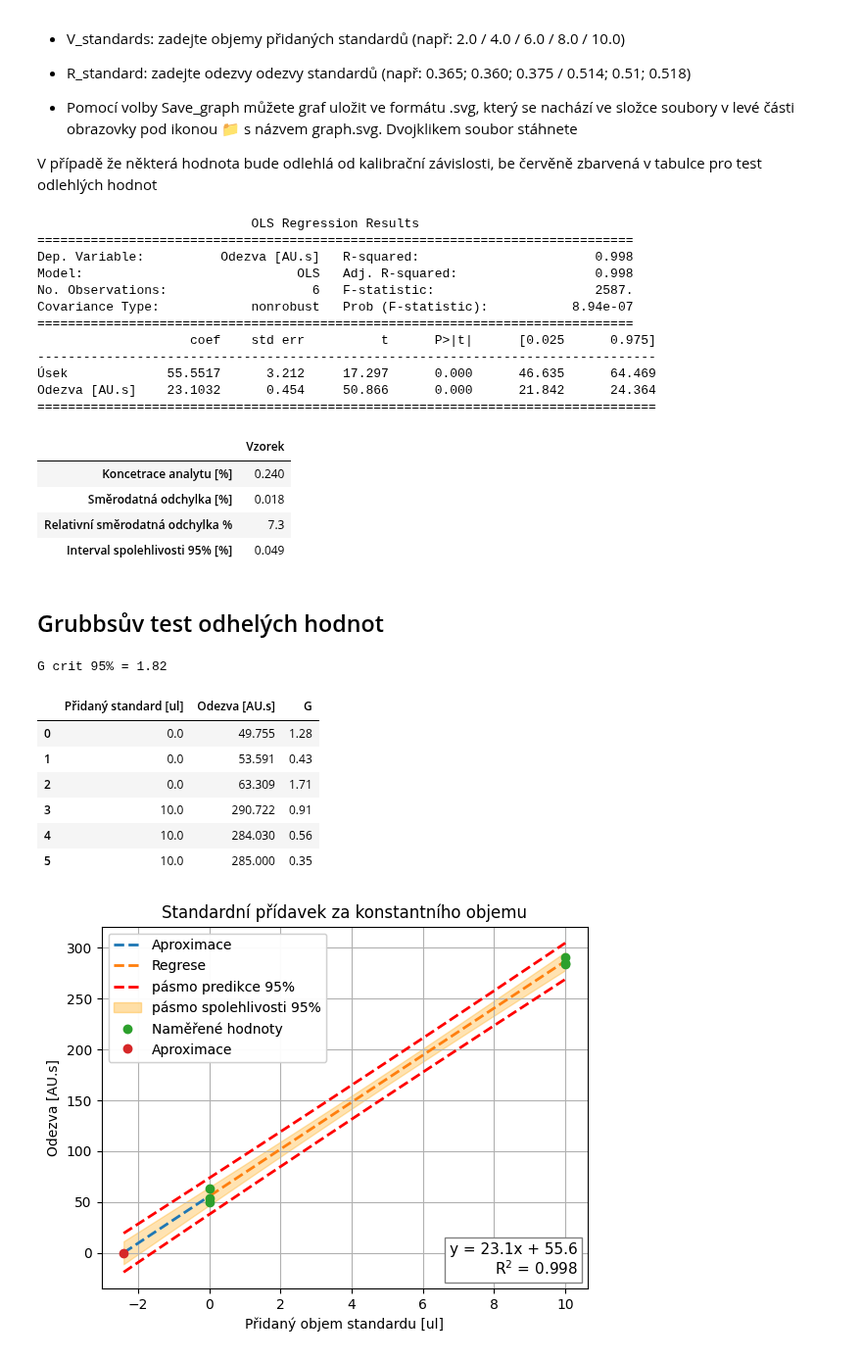
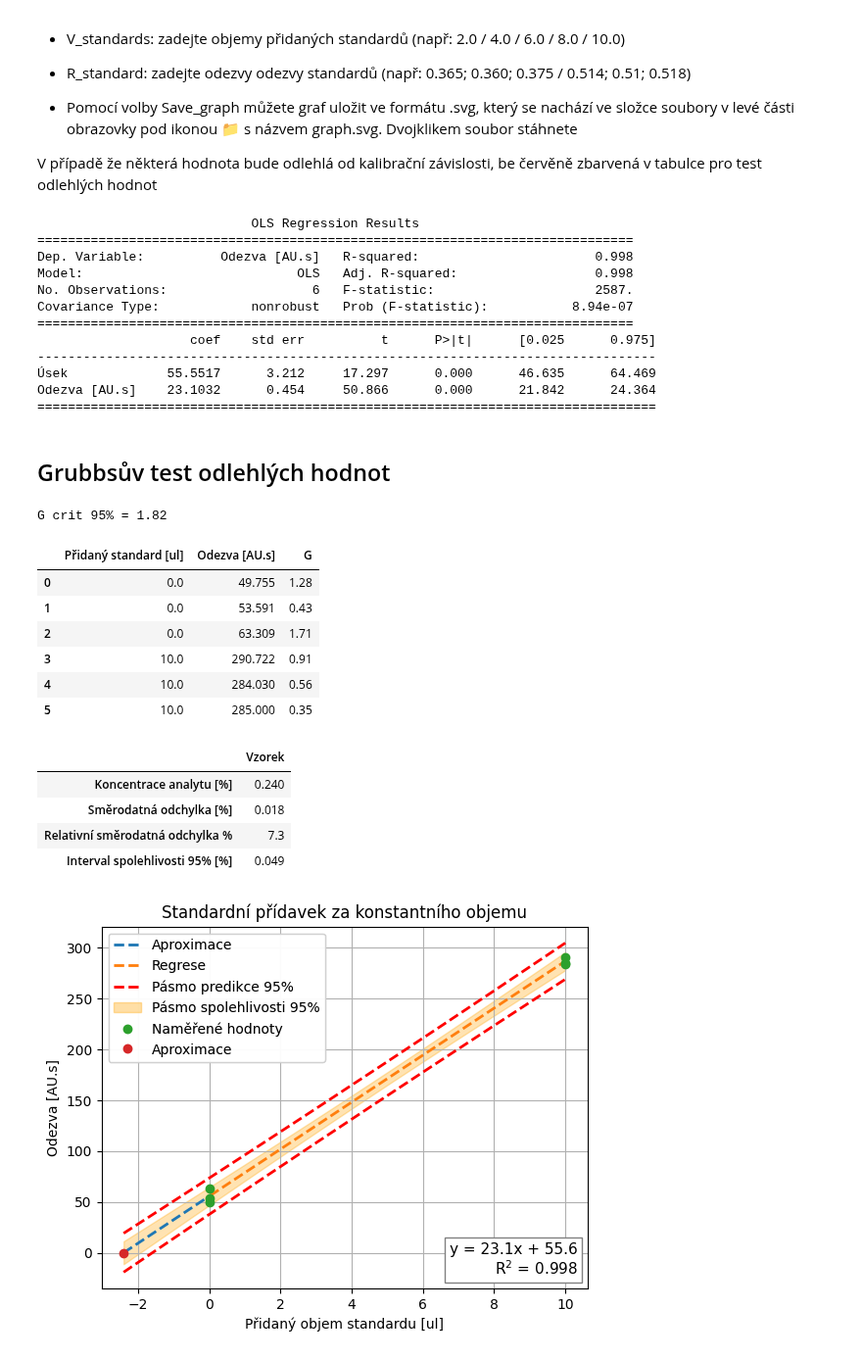
Before and after one commit to Xixaus/Nastroje, a Jupyter notebook: Standardni_pridavek_new.ipynb, the cells around one changed output. Shown at 98% size. Saved outputs shown, nothing was run; the diff lists cells and outputs as text; code cells hidden in the pictures.

```diff
--- a/Standardni_pridavek_new.ipynb
+++ b/Standardni_pridavek_new.ipynb
@@ -108,7 +108,7 @@ def evaluation(model, df, sample,c_unit):
 
     Rel_std = final_sample_st_dev/final_sample * 100
 
-    result = pd.DataFrame(index=[f'Koncetrace analytu [{c_unit}]', f'Směrodatná odchylka [{c_unit}]', "Relativní směrodatná odchylka %", f"Interval spolehlivosti 95% [{c_unit}]"])
+    result = pd.DataFrame(index=[f'Koncentrace analytu [{c_unit}]', f'Směrodatná odchylka [{c_unit}]', "Relativní směrodatná odchylka %", f"Interval spolehlivosti 95% [{c_unit}]"])
     sig_num = -(int(str('%.2e' % final_sample_st_dev)[-3:])-1)
 
     result["Vzorek"] = [final_sample, final_sample_st_dev, Rel_std, final_sample_con_int]
@@ -193,11 +193,12 @@ result = evaluation(model, df, sample, c_unit)
 intervals = intervals(model, df, sample)
 mask_aproximation, mask_regresion = intervals["x"] < 0, intervals["x"] > 0
 
+if outlier_test == True:
+  display(HTML("<h2>Grubbsův test odlehlých hodnot</h2>"))
+  display(outlier_value(model))
+  print()
+
 display(result)
-
-if outlier_test == True:
-  display(HTML("<h2>Grubbsův test odhelých hodnot</h2>"))
-  display(outlier_value(model))
 
 print()
 
@@ -207,48 +208,48 @@ plt.plot(intervals.loc[mask_regresion, "x"], intervals.loc[mask_regresion, "y"],
 
 if prediction_band == True:
     plt.plot(intervals["x"], intervals["under_ci"], 'r--', lw=2)
-    plt.plot(intervals["x"], intervals["upp_ci"], 'r--', lw=2, label="pásmo predikce 95%")
-    plt.fill_between(intervals["x"], intervals["under_pi"], intervals["upp_pi"] , color='orange', alpha=0.3, label="pásmo spolehlivosti 95%")
+    plt.plot(intervals["x"], intervals["upp_ci"], 'r--', lw=2, label="Pásmo predikce 95%")
+    plt.fill_between(intervals["x"], intervals["under_pi"], intervals["upp_pi"] , color='orange', alpha=0.3, label="Pásmo spolehlivosti 95%")
 
 plt.plot(df.iloc[:,0].values, df.iloc[:,1].values, 'o', label="Naměřené hodnoty")
 plt.plot(-sample, 0, 'o', label="Aproximace")
 
 first_legend = plt.legend(loc='upper left')
 plt.gca().add_artist(first_legend)
 props = dict(boxstyle='square', facecolor='white', edgecolor='grey')
 sign = '-' if model.params[0] < 0 else '+'
 plt.text(0.98, 0.03, f'y = {model.params[1]:.3g}x {sign} {abs(model.params[0]):.3g}\nR$^2$ = {model.rsquared.round(3)}',
          transform=plt.gca().transAxes, fontsize=11, verticalalignment='bottom', horizontalalignment='right', bbox=props)
 plt.grid()
 plt.xlabel(x_name)
 plt.ylabel(f"Odezva [{R_unit}]")
 plt.savefig("graph.svg", bbox_inches="tight")
 plt.show()
 # %% [output]
                             OLS Regression Results
 ==============================================================================
 Dep. Variable:          Odezva [AU.s]   R-squared:                       0.998
 Model:                            OLS   Adj. R-squared:                  0.998
 No. Observations:                   6   F-statistic:                     2587.
 Covariance Type:            nonrobust   Prob (F-statistic):           8.94e-07
 ==============================================================================
                     coef    std err          t      P>|t|      [0.025      0.975]
 ---------------------------------------------------------------------------------
 Úsek             55.5517      3.212     17.297      0.000      46.635      64.469
 Odezva [AU.s]    23.1032      0.454     50.866      0.000      21.842      24.364
 =================================================================================
-|  | Vzorek |
-| Koncetrace analytu [%] | 0.240 |
-| Směrodatná odchylka [%] | 0.018 |
-| Relativní směrodatná odchylka % | 7.3 |
-| Interval spolehlivosti 95% [%] | 0.049 |
-Grubbsův test odhelých hodnot
+Grubbsův test odlehlých hodnot
 G crit 95% = 1.82
+|  | Přidaný standard [ul] | Odezva [AU.s] | G |
+| 0 | 0.0 | 49.755 | 1.28 |
+| 1 | 0.0 | 53.591 | 0.43 |
+| 2 | 0.0 | 63.309 | 1.71 |
+| 3 | 10.0 | 290.722 | 0.91 |
+| 4 | 10.0 | 284.030 | 0.56 |
+| 5 | 10.0 | 285.000 | 0.35 |
-|  | Přidaný standard [ul] | Odezva [AU.s] | G |
-| 0 | 0.0 | 49.755 | 1.28 |
-| 1 | 0.0 | 53.591 | 0.43 |
-| 2 | 0.0 | 63.309 | 1.71 |
-| 3 | 10.0 | 290.722 | 0.91 |
-| 4 | 10.0 | 284.030 | 0.56 |
-| 5 | 10.0 | 285.000 | 0.35 |
+|  | Vzorek |
+| Koncentrace analytu [%] | 0.240 |
+| Směrodatná odchylka [%] | 0.018 |
+| Relativní směrodatná odchylka % | 7.3 |
+| Interval spolehlivosti 95% [%] | 0.049 |
 [figure]
```
